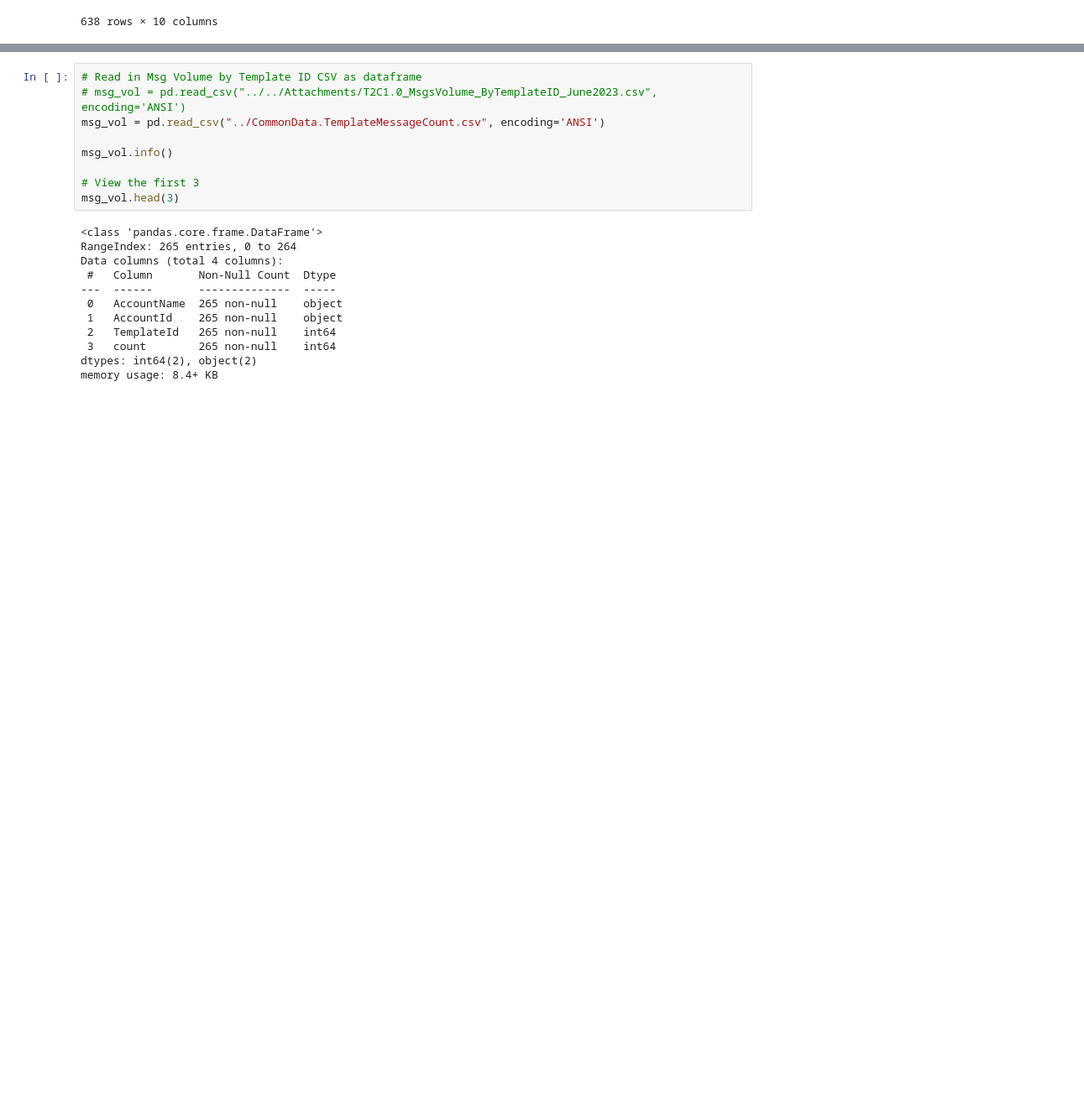
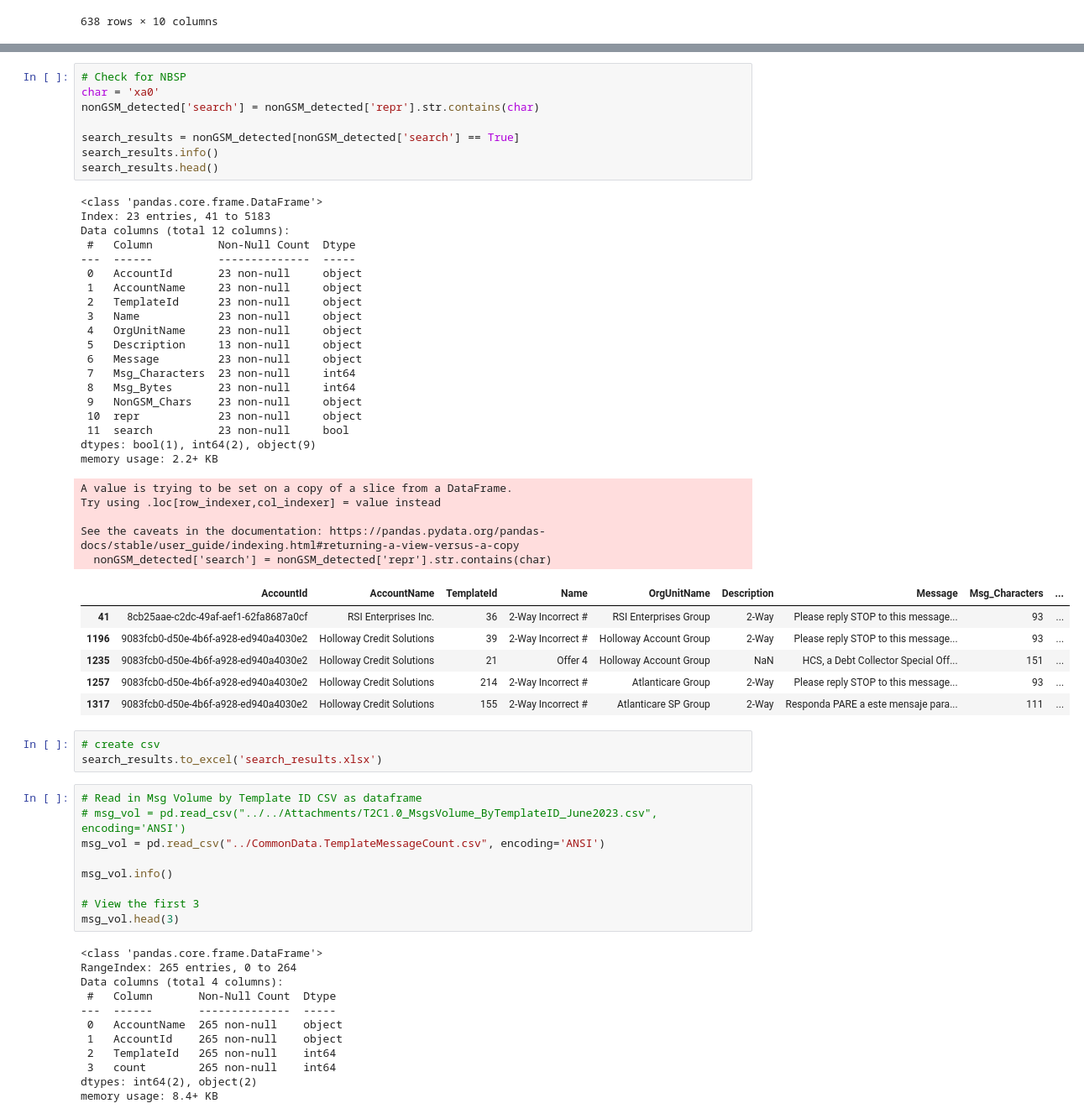
Before and after one commit to jarvismartin/template_scanner, a Jupyter notebook: template_audit.ipynb, the cells around one changed output, grey strips where cells are left out. Shown at 84% size. Saved outputs shown, nothing was run; the diff lists cells and outputs as text; blank space fills up the shorter version.

```diff
--- a/template_audit.ipynb
+++ b/template_audit.ipynb
@@ -166,3 +202,45 @@ nonGSM_detected
+# %%
+# Check for NBSP
+char = 'xa0'
+nonGSM_detected['search'] = nonGSM_detected['repr'].str.contains(char)
+
+search_results = nonGSM_detected[nonGSM_detected['search'] == True]
+search_results.info()
+search_results.head()
+# %% [output]
+<class 'pandas.core.frame.DataFrame'>
+Index: 23 entries, 41 to 5183
+Data columns (total 12 columns):
+ #   Column          Non-Null Count  Dtype
+---  ------          --------------  -----
+ 0   AccountId       23 non-null     object
+ 1   AccountName     23 non-null     object
+ 2   TemplateId      23 non-null     object
+ 3   Name            23 non-null     object
+ 4   OrgUnitName     23 non-null     object
+ 5   Description     13 non-null     object
+ 6   Message         23 non-null     object
+ 7   Msg_Characters  23 non-null     int64
+ 8   Msg_Bytes       23 non-null     int64
+ 9   NonGSM_Chars    23 non-null     object
+ 10  repr            23 non-null     object
+ 11  search          23 non-null     bool
+dtypes: bool(1), int64(2), object(9)
+memory usage: 2.2+ KB
+A value is trying to be set on a copy of a slice from a DataFrame.
+Try using .loc[row_indexer,col_indexer] = value instead
+
+See the caveats in the documentation: https://pandas.pydata.org/pandas-docs/stable/user_guide/indexing.html#returning-a-view-versus-a-copy
+  nonGSM_detected['search'] = nonGSM_detected['repr'].str.contains(char)
+|  | AccountId | AccountName | TemplateId | Name | OrgUnitName | Description | Message | Msg_Characters | ... |
+| 41 | 8cb25aae-c2dc-49af-aef1-62fa8687a0cf | RSI Enterprises Inc. | 36 | 2-Way Incorrect # | RSI Enterprises Group | 2-Way | Please reply STOP to this message... | 93 | ... |
+| 1196 | 9083fcb0-d50e-4b6f-a928-ed940a4030e2 | Holloway Credit Solutions | 39 | 2-Way Incorrect # | Holloway Account Group | 2-Way | Please reply STOP to this message... | 93 | ... |
+| 1235 | 9083fcb0-d50e-4b6f-a928-ed940a4030e2 | Holloway Credit Solutions | 21 | Offer 4 | Holloway Account Group | NaN | HCS, a Debt Collector Special Off... | 151 | ... |
+| 1257 | 9083fcb0-d50e-4b6f-a928-ed940a4030e2 | Holloway Credit Solutions | 214 | 2-Way Incorrect # | Atlanticare Group | 2-Way | Please reply STOP to this message... | 93 | ... |
+| 1317 | 9083fcb0-d50e-4b6f-a928-ed940a4030e2 | Holloway Credit Solutions | 155 | 2-Way Incorrect # | Atlanticare SP Group | 2-Way | Responda PARE a este mensaje para... | 111 | ... |
+# %%
+# create csv
+search_results.to_excel('search_results.xlsx')
 # %%
 # Read in Msg Volume by Template ID CSV as dataframe
 # msg_vol = pd.read_csv("../../Attachments/T2C1.0_MsgsVolume_ByTemplateID_June2023.csv", encoding='ANSI')
```
Also changed, not shown: parts of 1 cell of this notebook.
